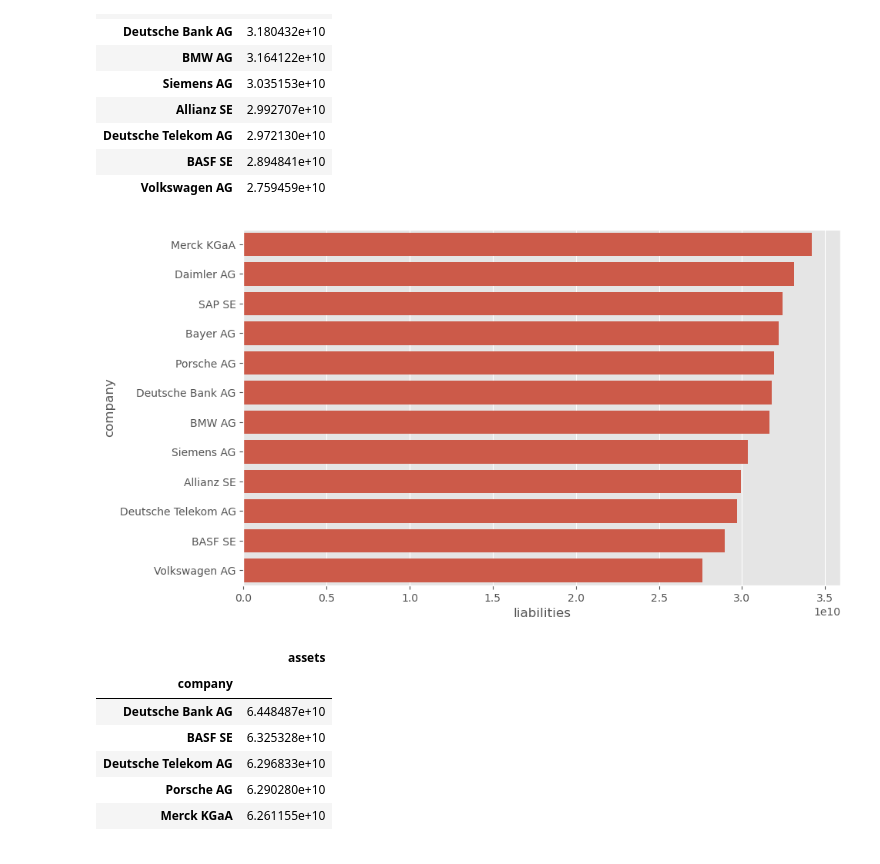
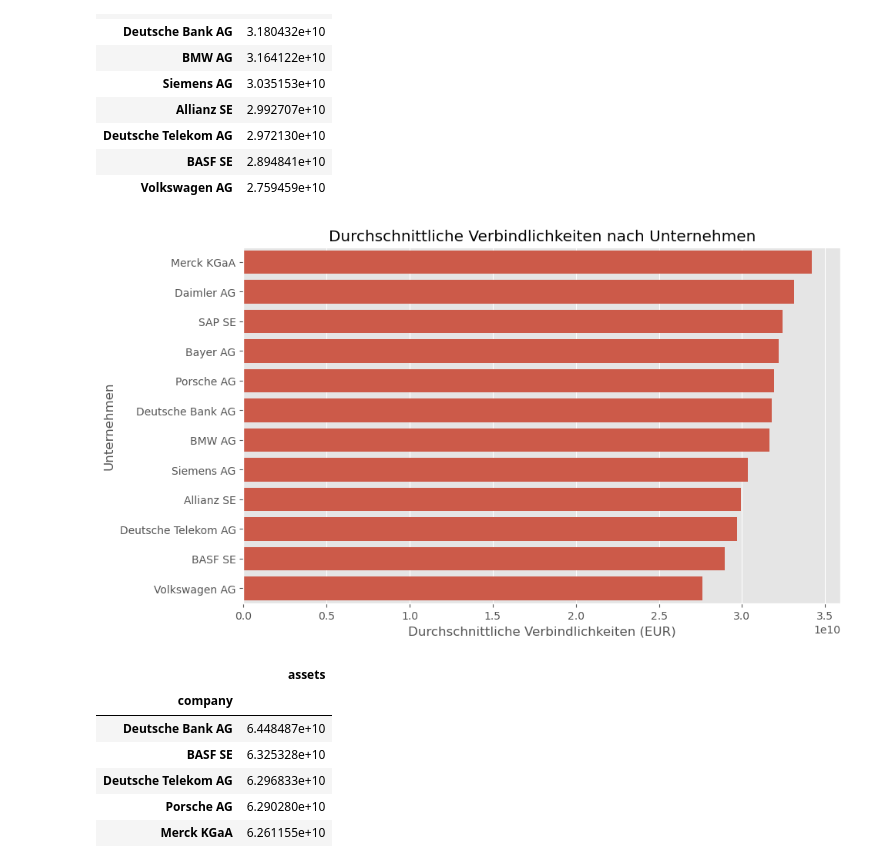
Before and after one commit to ozbakislar/top-german-companies-eda, a Jupyter notebook: notebooks/top_12_german_companies_eda_de.ipynb, the cells around one changed output. Saved outputs shown, nothing was run; the diff lists cells and outputs as text; code cells hidden in the pictures.

```diff
--- a/notebooks/top_12_german_companies_eda_de.ipynb
+++ b/notebooks/top_12_german_companies_eda_de.ipynb
@@ -726,9 +734,13 @@ df.groupby('company')[['liabilities']].mean().sort_values('liabilities', ascendi
 # %%
 sns.barplot(data=df.groupby('company')['liabilities'].mean().sort_values(ascending=False).reset_index(), x='liabilities', y='company')
 
+plt.xlabel('Durchschnittliche Verbindlichkeiten (EUR)')
+plt.ylabel('Unternehmen')
+plt.title('Durchschnittliche Verbindlichkeiten nach Unternehmen')
+
 plt.show()
 # %% [output]
-[figure, old version]
+[figure, new version]
 # %%
 df.groupby('company')[['assets']].mean().sort_values('assets', ascending=False)
 # %% [output]
```
Also changed, not shown: parts of 19 cells of this notebook, 1 other file.
